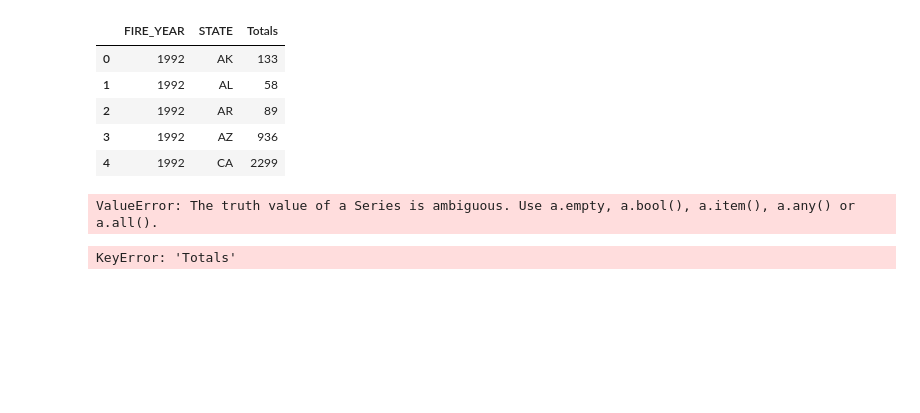
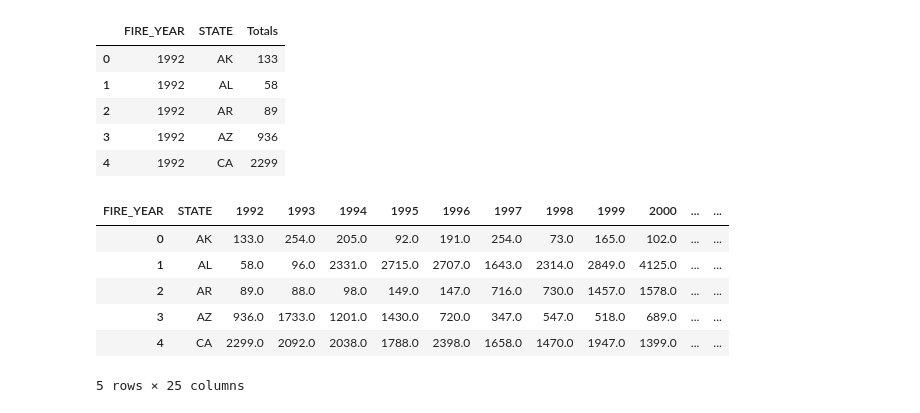
Before and after one commit to aliaheed/project-one, a Jupyter notebook: Notebooks/test_data.ipynb, the cells around one changed output. Saved outputs shown, nothing was run; the diff lists cells and outputs as text; code cells hidden in the pictures; blank space fills up the shorter version.

```diff
--- a/Notebooks/test_data.ipynb
+++ b/Notebooks/test_data.ipynb
@@ -123,47 +127,19 @@ unique_df.head()
 | 2 | 1992 | AR | 89 |
 | 3 | 1992 | AZ | 936 |
 | 4 | 1992 | CA | 2299 |
-# %%
-years = list(range(1992,2016))
-
-for row in unique_df, year in years:
-     if unique_df["FIRE_YEAR"] == year:
-            states_df.loc[unique_df.index[row], f'{year}'] = unique_df["Totals"].loc[unique_df["FIRE_YEAR"] == year]
-
-states_df.head()
-# %% [output]
-ValueError: The truth value of a Series is ambiguous. Use a.empty, a.bool(), a.item(), a.any() or a.all().
-# %%
-# Find the totals for each year and stick them in the new columns
-
-states_df["1992"] = unique_df["Totals"].loc[unique_df["FIRE_YEAR"] == 1992]
-states_df["1993"] = unique_df["Totals"].loc[unique_df["FIRE_YEAR"] == 1993]
-states_df["1994"] = unique_df["Totals"].loc[unique_df["FIRE_YEAR"] == 1994]
-states_df["1995"] = unique_df["Totals"].loc[unique_df["FIRE_YEAR"] == 1995]
-states_df["1996"] = unique_df["Totals"].loc[unique_df["FIRE_YEAR"] == 1996]
-states_df["1997"] = unique_df["Totals"].loc[unique_df["FIRE_YEAR"] == 1997]
-states_df["1998"] = unique_df["Totals"].loc[unique_df["FIRE_YEAR"] == 1998]
-states_df["1999"] = unique_df["Totals"].loc[unique_df["FIRE_YEAR"] == 1999]
-states_df["2000"] = unique_df["Totals"].loc[unique_df["FIRE_YEAR"] == 2000]
-states_df["2001"] = unique_df["Totals"].loc[unique_df["FIRE_YEAR"] == 2001]
-states_df["2002"] = unique_df["Totals"].loc[unique_df["FIRE_YEAR"] == 2002]
-states_df["2003"] = unique_df["Totals"].loc[unique_df["FIRE_YEAR"] == 2003]
-states_df["2004"] = unique_df["Totals"].loc[unique_df["FIRE_YEAR"] == 2004]
-states_df["2005"] = unique_df["Totals"].loc[unique_df["FIRE_YEAR"] == 2005]
-states_df["2006"] = unique_df["Totals"].loc[unique_df["FIRE_YEAR"] == 2006]
-states_df["2007"] = unique_df["Totals"].loc[unique_df["FIRE_YEAR"] == 2007]
-states_df["2008"] = unique_df["Totals"].loc[unique_df["FIRE_YEAR"] == 2008]
-states_df["2009"] = unique_df["Totals"].loc[unique_df["FIRE_YEAR"] == 2009]
-states_df["2010"] = unique_df["Totals"].loc[unique_df["FIRE_YEAR"] == 2010]
-states_df["2011"] = unique_df["Totals"].loc[unique_df["FIRE_YEAR"] == 2011]
-states_df["2012"] = unique_df["Totals"].loc[unique_df["FIRE_YEAR"] == 2012]
-states_df["2013"] = unique_df["Totals"].loc[unique_df["FIRE_YEAR"] == 2013]
-states_df["2014"] = unique_df["Totals"].loc[unique_df["FIRE_YEAR"] == 2014]
-states_df["2015"] = unique_df["Totals"].loc[unique_df["FIRE_YEAR"] == 2015]
-
-states_df.head()
-# %% [output]
-KeyError: 'Totals'
+# %%
+# Use pd.pivot_tableto make a new dataframe
+
+unique_df = pd.pivot_table(unique_df, values = 'Totals', index=['STATE'], columns = 'FIRE_YEAR').reset_index()
+unique_df.head()
+# %% [output]
+| FIRE_YEAR | STATE | 1992 | 1993 | 1994 | 1995 | 1996 | 1997 | 1998 | 1999 | 2000 | ... | ... |
+| 0 | AK | 133.0 | 254.0 | 205.0 | 92.0 | 191.0 | 254.0 | 73.0 | 165.0 | 102.0 | ... | ... |
+| 1 | AL | 58.0 | 96.0 | 2331.0 | 2715.0 | 2707.0 | 1643.0 | 2314.0 | 2849.0 | 4125.0 | ... | ... |
+| 2 | AR | 89.0 | 88.0 | 98.0 | 149.0 | 147.0 | 716.0 | 730.0 | 1457.0 | 1578.0 | ... | ... |
+| 3 | AZ | 936.0 | 1733.0 | 1201.0 | 1430.0 | 720.0 | 347.0 | 547.0 | 518.0 | 689.0 | ... | ... |
+| 4 | CA | 2299.0 | 2092.0 | 2038.0 | 1788.0 | 2398.0 | 1658.0 | 1470.0 | 1947.0 | 1399.0 | ... | ... |
+5 rows × 25 columns
 # %%
 # Now to make cloropleth maps
 
```
Also changed, not shown: parts of 4 cells of this notebook, 8 other files.
